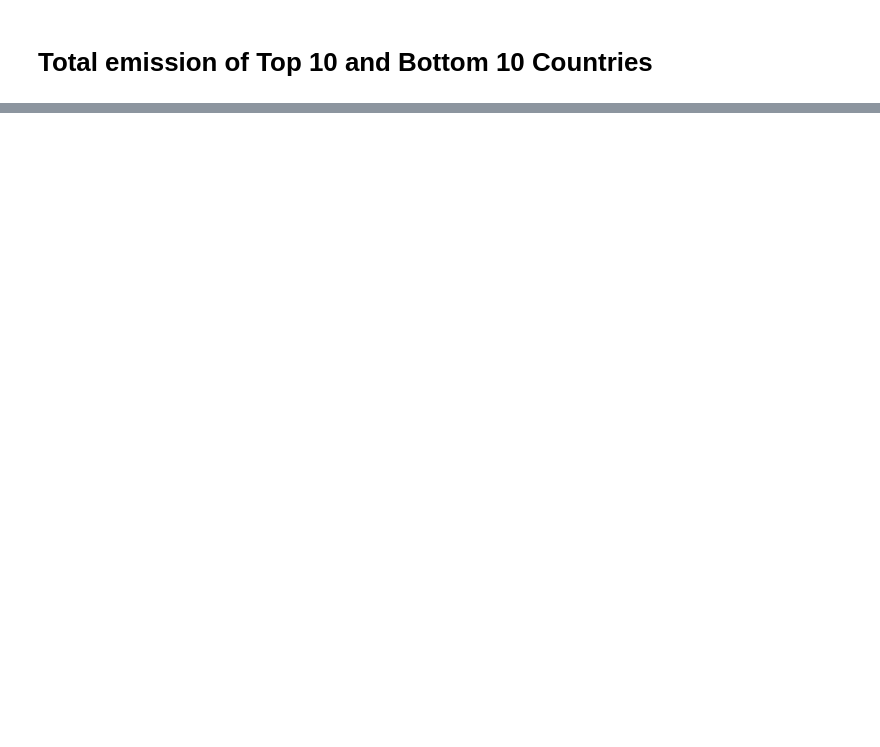
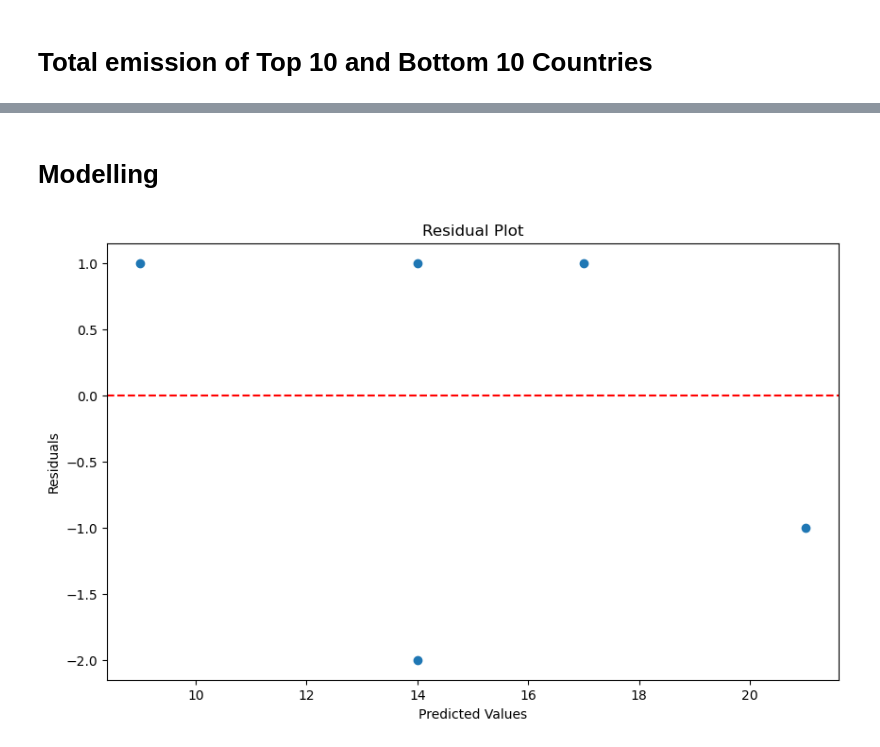
Before and after one commit to mdangirwa/Group-2-Team, a Jupyter notebook: New MD own .ipynb, the cells around one changed output, grey strips where cells are left out. Drawn from its saved outputs; the diff is of its cells as text; code cells hidden in the pictures; blank space fills up the shorter version.

```diff
--- a/New MD own .ipynb
+++ b/New MD own .ipynb
@@ -194,0 +210,2 @@ plt.show()
+# %% [markdown]
+# Modelling
@@ -194,0 +215,25 @@ plt.show()
+# %%
+# Plot Residuals: Create a residual plot to visualize the residuals.
+
+#Calculate Residuals: Residuals are the differences between the observed values and the predicted values from your model.
+
+import numpy as np
+import matplotlib.pyplot as plt
+
+# Example data
+observed_values = np.array([10, 12, 15, 18, 20])
+predicted_values = np.array([9, 14, 14, 17, 21])
+
+# Calculate residuals
+residuals = observed_values - predicted_values
+
+# Plotting
+plt.figure(figsize=(10, 6))
+plt.scatter(predicted_values, residuals)
+plt.axhline(y=0, color='r', linestyle='--')
+plt.title('Residual Plot')
+plt.xlabel('Predicted Values')
+plt.ylabel('Residuals')
+plt.show()
+# %% [output]
+[figure, added]
```
Also changed, not shown: parts of 8 cells of this notebook.
